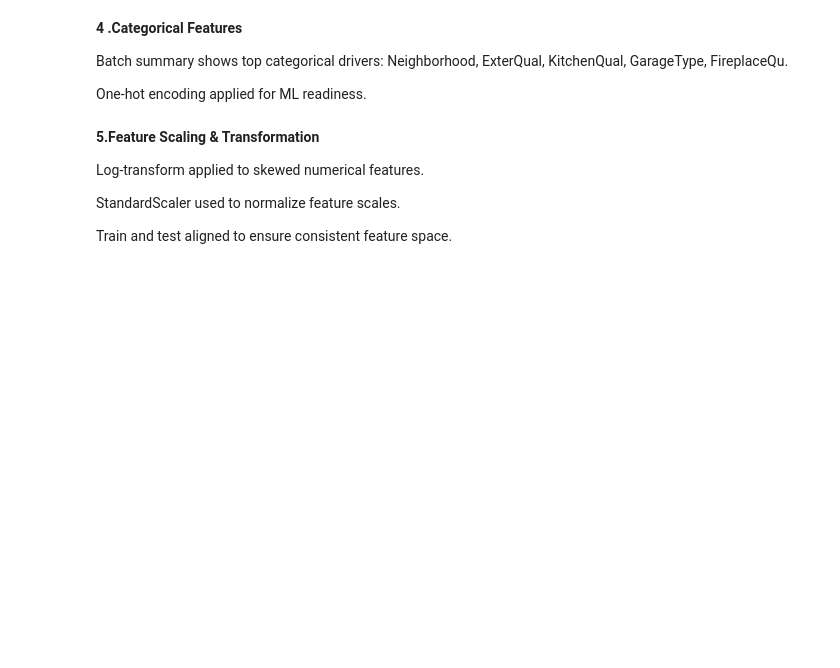
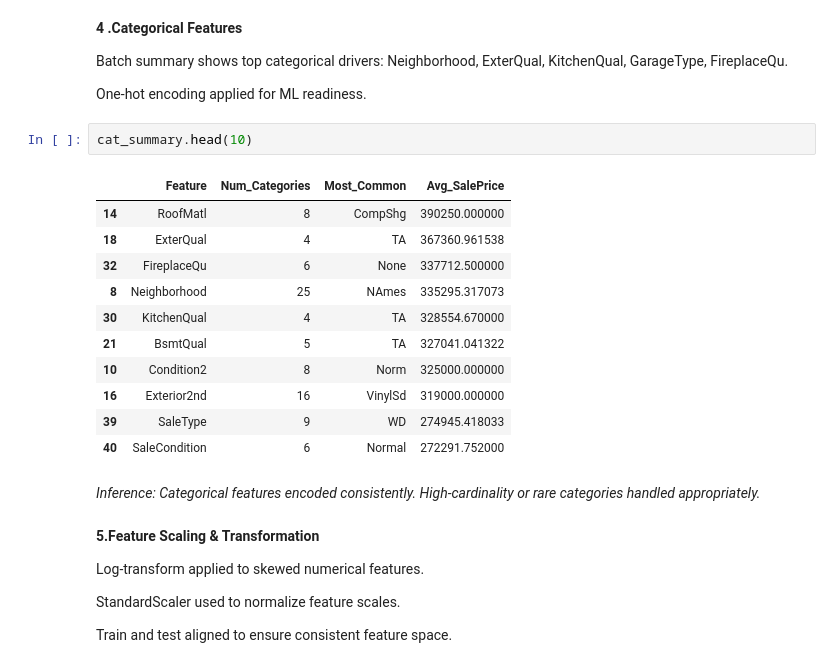
Before and after one commit to Aman-sys-ui/EDA, a Jupyter notebook: House_Price/House_Price_prediction.ipynb, the cells around one changed output. Cells and saved outputs as stored; diff of their text form; blank space fills up the shorter version.

```diff
--- a/House_Price/House_Price_prediction.ipynb
+++ b/House_Price/House_Price_prediction.ipynb
@@ -722,6 +752,22 @@ Outliers detected but handled via transformation instead of removal.
 Batch summary shows top categorical drivers: Neighborhood, ExterQual, KitchenQual, GarageType, FireplaceQu.
 
 One-hot encoding applied for ML readiness.
+# %%
+cat_summary.head(10)
+# %% [output]
+|  | Feature | Num_Categories | Most_Common | Avg_SalePrice |
+| 14 | RoofMatl | 8 | CompShg | 390250.000000 |
+| 18 | ExterQual | 4 | TA | 367360.961538 |
+| 32 | FireplaceQu | 6 | None | 337712.500000 |
+| 8 | Neighborhood | 25 | NAmes | 335295.317073 |
+| 30 | KitchenQual | 4 | TA | 328554.670000 |
+| 21 | BsmtQual | 5 | TA | 327041.041322 |
+| 10 | Condition2 | 8 | Norm | 325000.000000 |
+| 16 | Exterior2nd | 16 | VinylSd | 319000.000000 |
+| 39 | SaleType | 9 | WD | 274945.418033 |
+| 40 | SaleCondition | 6 | Normal | 272291.752000 |
+# %% [markdown]
+*Inference: Categorical features encoded consistently. High-cardinality or rare categories handled appropriately.*
 # %% [markdown]
 **5.Feature Scaling & Transformation**
 
```
Also changed, not shown: parts of 19 cells of this notebook.
